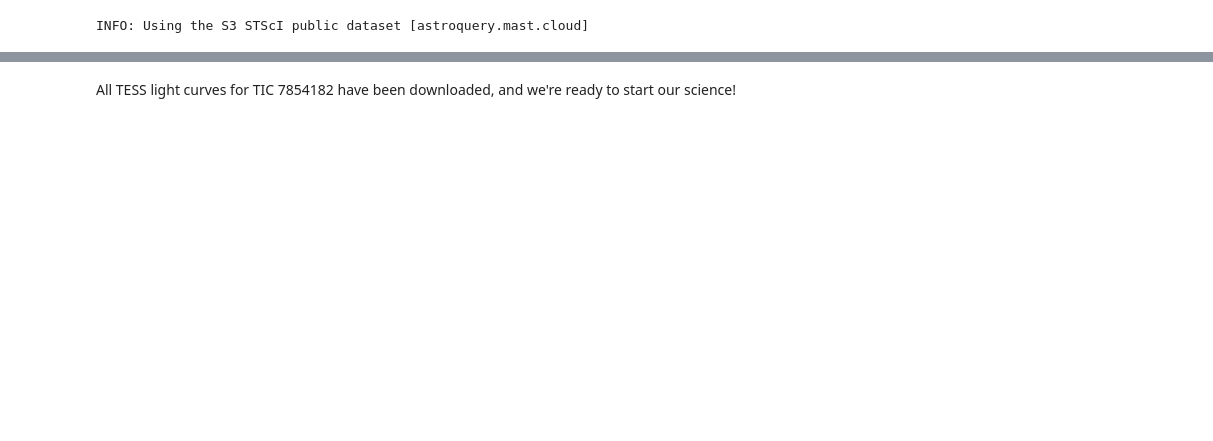
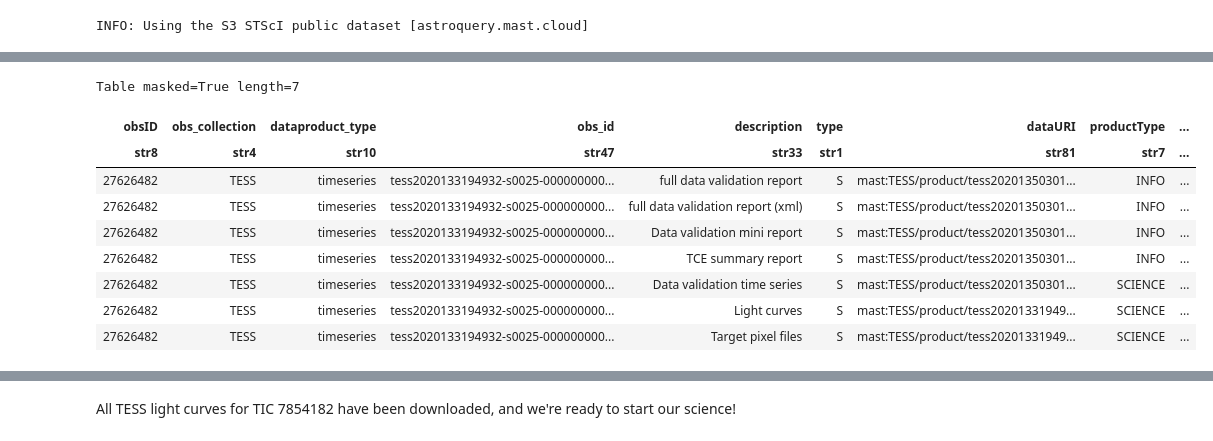
Before and after one commit to tessgi/InteractiveWorkshop, a Jupyter notebook: talks/How-to-Access-TESS-Data-Tutorial.ipynb, the cells around one changed output, grey strips where cells are left out. Drawn from its saved outputs; the diff is of its cells as text; code cells hidden in the pictures; blank space fills up the shorter version.

```diff
--- a/talks/How-to-Access-TESS-Data-Tutorial.ipynb
+++ b/talks/How-to-Access-TESS-Data-Tutorial.ipynb
@@ -49,0 +103,14 @@ To keep this search simple, we will use the following filters:
+# %%
+prod = Observations.get_product_list(obs[0])
+prod
+# %% [output]
+Table masked=True length=7
+| obsID | obs_collection | dataproduct_type | obs_id | description | type | dataURI | productType | ... |
+| str8 | str4 | str10 | str47 | str33 | str1 | str81 | str7 | ... |
+| 27626482 | TESS | timeseries | tess2020133194932-s0025-000000000... | full data validation report | S | mast:TESS/product/tess20201350301... | INFO | ... |
+| 27626482 | TESS | timeseries | tess2020133194932-s0025-000000000... | full data validation report (xml) | S | mast:TESS/product/tess20201350301... | INFO | ... |
+| 27626482 | TESS | timeseries | tess2020133194932-s0025-000000000... | Data validation mini report | S | mast:TESS/product/tess20201350301... | INFO | ... |
+| 27626482 | TESS | timeseries | tess2020133194932-s0025-000000000... | TCE summary report | S | mast:TESS/product/tess20201350301... | INFO | ... |
+| 27626482 | TESS | timeseries | tess2020133194932-s0025-000000000... | Data validation time series | S | mast:TESS/product/tess20201350301... | SCIENCE | ... |
+| 27626482 | TESS | timeseries | tess2020133194932-s0025-000000000... | Light curves | S | mast:TESS/product/tess20201331949... | SCIENCE | ... |
+| 27626482 | TESS | timeseries | tess2020133194932-s0025-000000000... | Target pixel files | S | mast:TESS/product/tess20201331949... | SCIENCE | ... |
```
Also changed, not shown: parts of 36 cells of this notebook.
